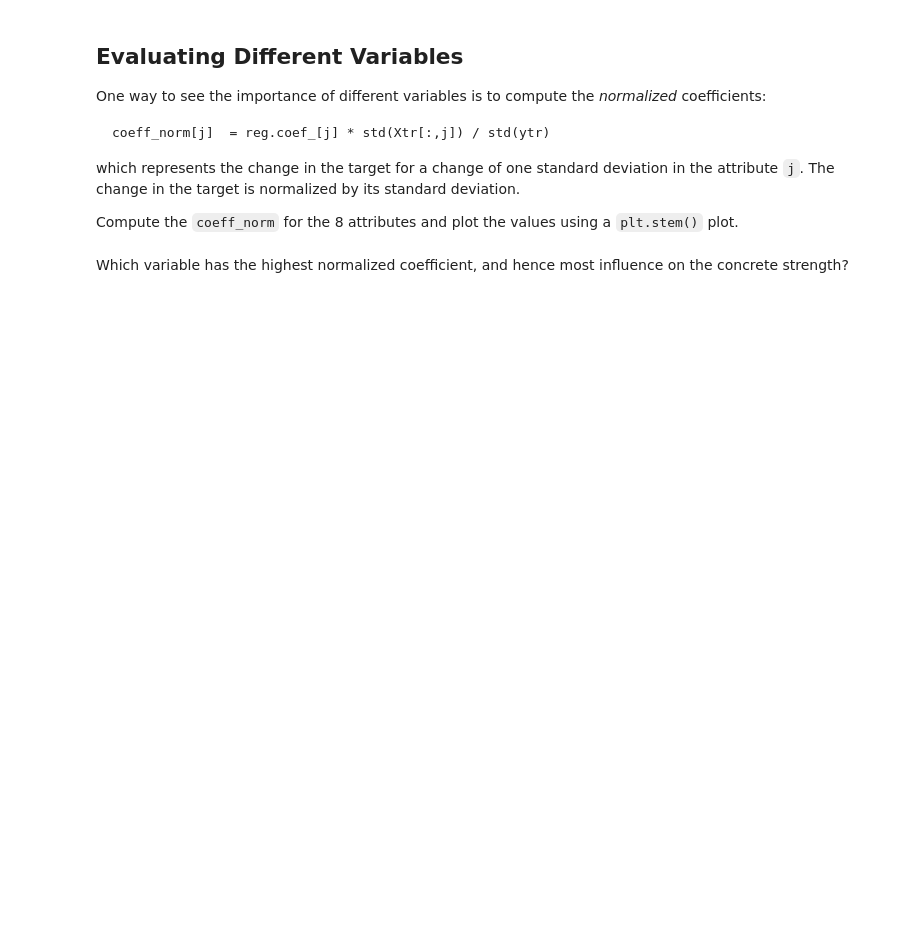
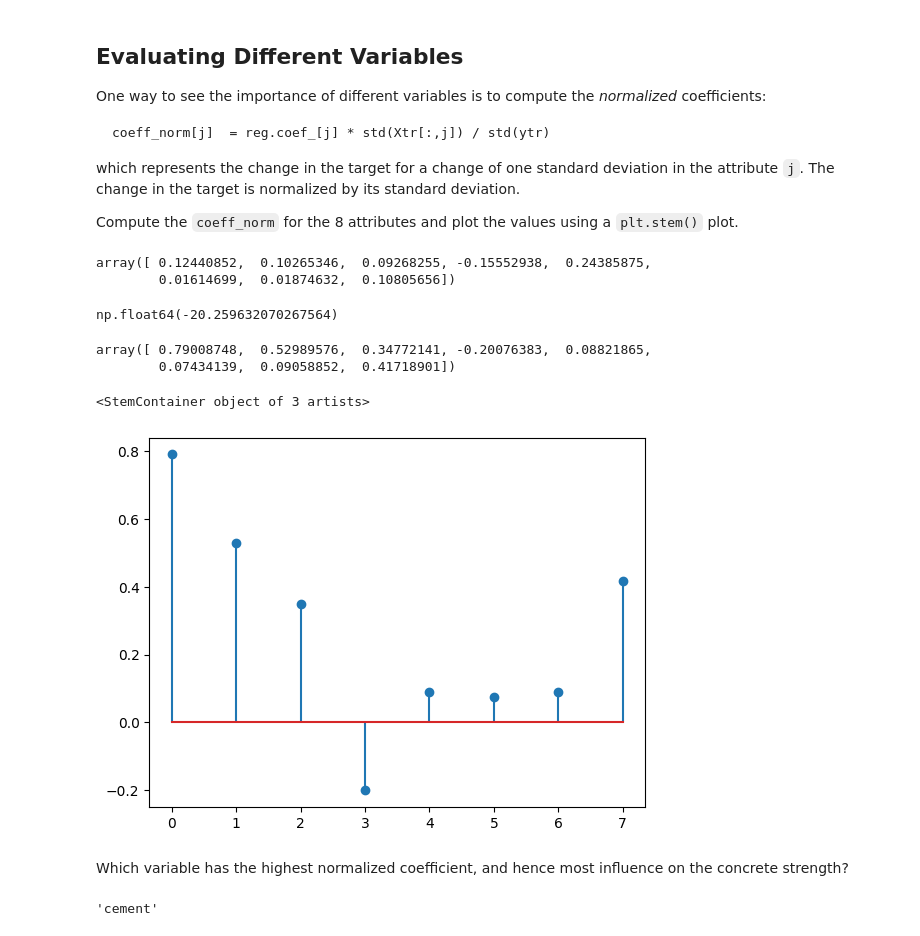
Before and after one commit to MYRONZHWENG/introml, a Jupyter notebook: unit03_mult_lin_reg/linreg_inclass.ipynb, the cells around one changed output. Saved outputs shown, nothing was run; the diff lists cells and outputs as text; code cells hidden in the pictures; blank space fills up the shorter version.

```diff
--- a/unit03_mult_lin_reg/linreg_inclass.ipynb
+++ b/unit03_mult_lin_reg/linreg_inclass.ipynb
@@ -157,2 +222,24 @@ Compute the `coeff_norm` for the 8 attributes and plot the values using a `plt.s
+# %%
+reg.coef_
+# %% [output]
+array([ 0.12440852,  0.10265346,  0.09268255, -0.15552938,  0.24385875,
+        0.01614699,  0.01874632,  0.10805656])
+# %%
+reg.intercept_
+# %% [output]
+np.float64(-20.259632070267564)
+# %%
+# TODO
+coeff_norm = reg.coef_ * np.std(Xtr, axis=0)/np.std(ytr)
+# %%
+coeff_norm
+# %% [output]
+array([ 0.79008748,  0.52989576,  0.34772141, -0.20076383,  0.08821865,
+        0.07434139,  0.09058852,  0.41718901])
+# %%
+plt.stem(coeff_norm)
+# %% [output]
+<StemContainer object of 3 artists>
+[figure, added]
 # %% [markdown]
 Which variable has the highest normalized coefficient, and hence most influence on the concrete strength?
@@ -160,0 +246,6 @@ Which variable has the highest normalized coefficient, and hence most influence
+# %%
+# TODO
+imax = np.argmax(np.abs(coeff_norm))
+xnames[imax]
+# %% [output]
+'cement'
```
Also changed, not shown: parts of 18 cells of this notebook, 5 other files.
